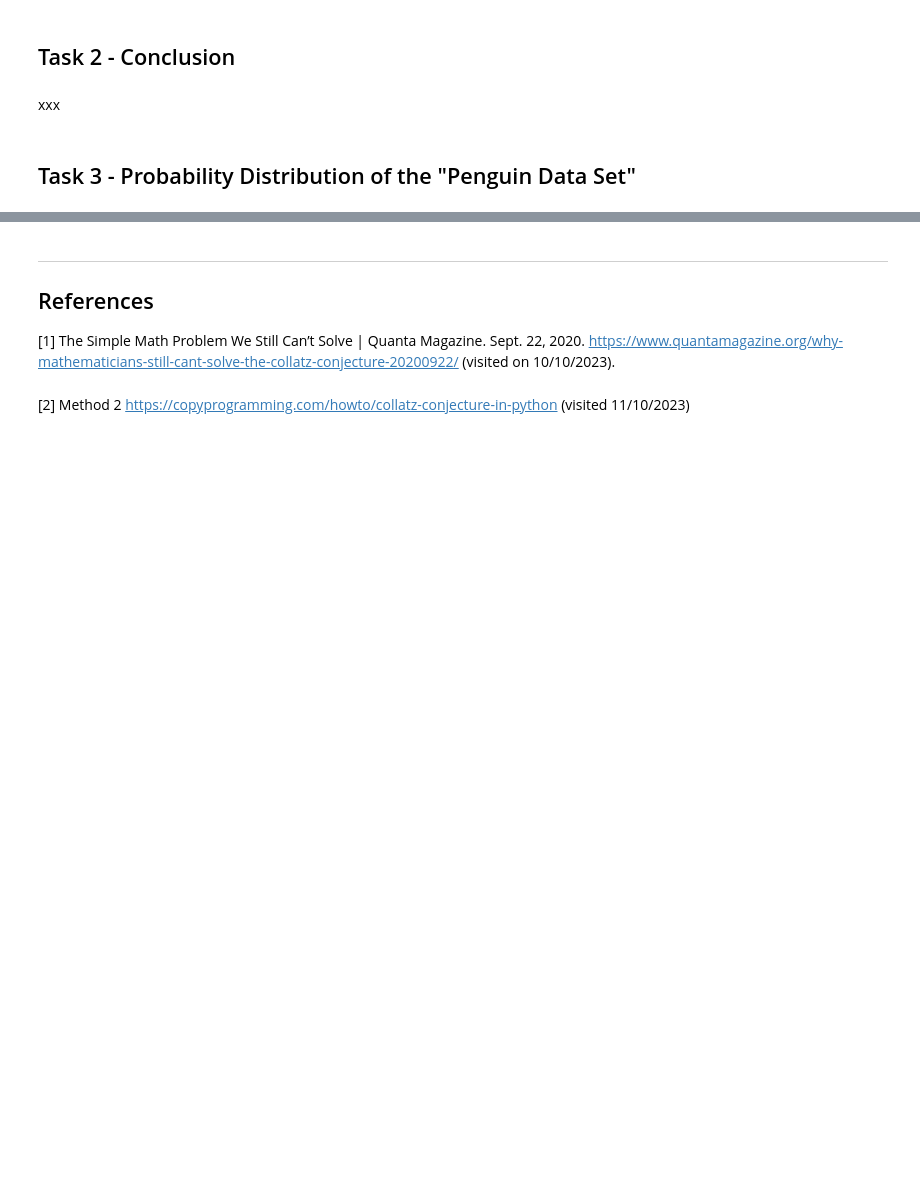
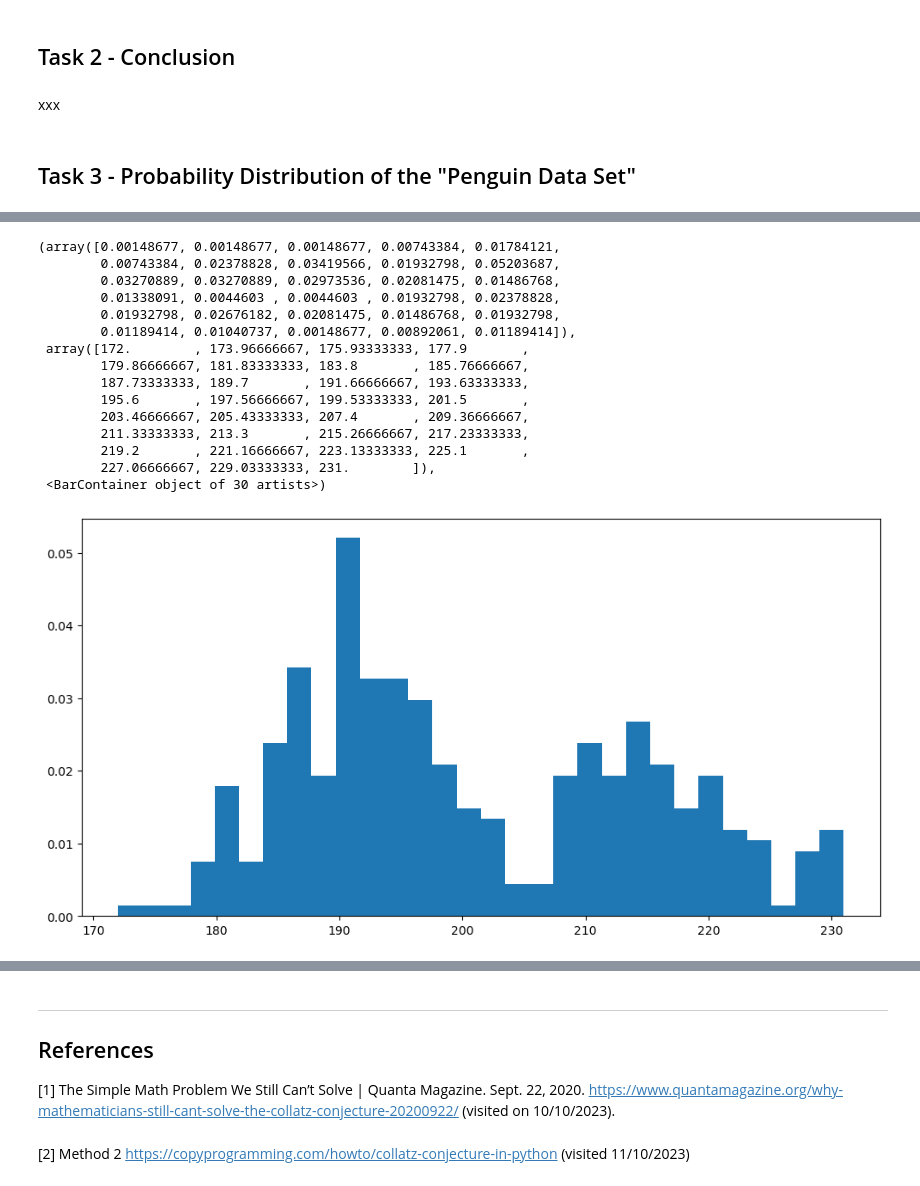
Before and after one commit to emma2d/Fundamentals_of_DA, a Jupyter notebook: tasks.ipynb, the cells around one changed output, grey strips where cells are left out. Cells and saved outputs as stored; diff of their text form; code cells hidden in the pictures; blank space fills up the shorter version.

```diff
--- a/tasks.ipynb
+++ b/tasks.ipynb
@@ -220,0 +301,23 @@ For each of the variables in the penguins data set, suggest what probability dis
+# %%
+# Create an empty plot.
+fig, ax = plt.subplots(figsize=(12, 6))
+
+# Plot a histogram.
+ax.hist(x=penguin_data['flipper_length_mm'], bins=30, density=True)
+# %% [output]
+(array([0.00148677, 0.00148677, 0.00148677, 0.00743384, 0.01784121,
+        0.00743384, 0.02378828, 0.03419566, 0.01932798, 0.05203687,
+        0.03270889, 0.03270889, 0.02973536, 0.02081475, 0.01486768,
+        0.01338091, 0.0044603 , 0.0044603 , 0.01932798, 0.02378828,
+        0.01932798, 0.02676182, 0.02081475, 0.01486768, 0.01932798,
+        0.01189414, 0.01040737, 0.00148677, 0.00892061, 0.01189414]),
+ array([172.        , 173.96666667, 175.93333333, 177.9       ,
+        179.86666667, 181.83333333, 183.8       , 185.76666667,
+        187.73333333, 189.7       , 191.66666667, 193.63333333,
+        195.6       , 197.56666667, 199.53333333, 201.5       ,
+        203.46666667, 205.43333333, 207.4       , 209.36666667,
+        211.33333333, 213.3       , 215.26666667, 217.23333333,
+        219.2       , 221.16666667, 223.13333333, 225.1       ,
+        227.06666667, 229.03333333, 231.        ]),
+ <BarContainer object of 30 artists>)
+[figure, added]
```
Also changed, not shown: parts of 35 cells of this notebook.
